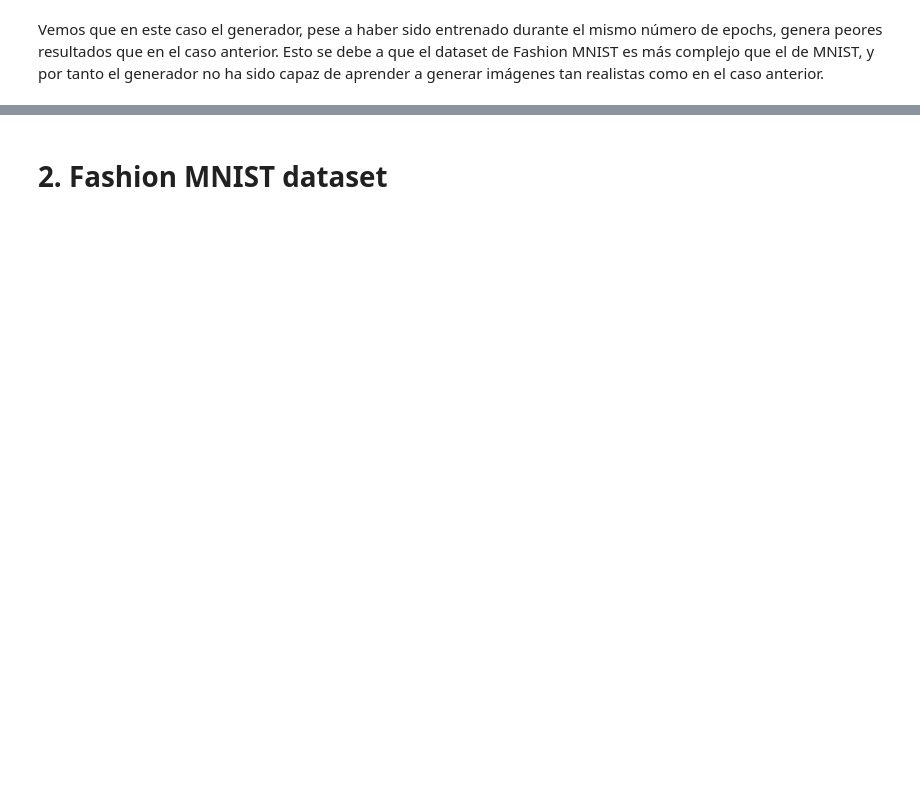
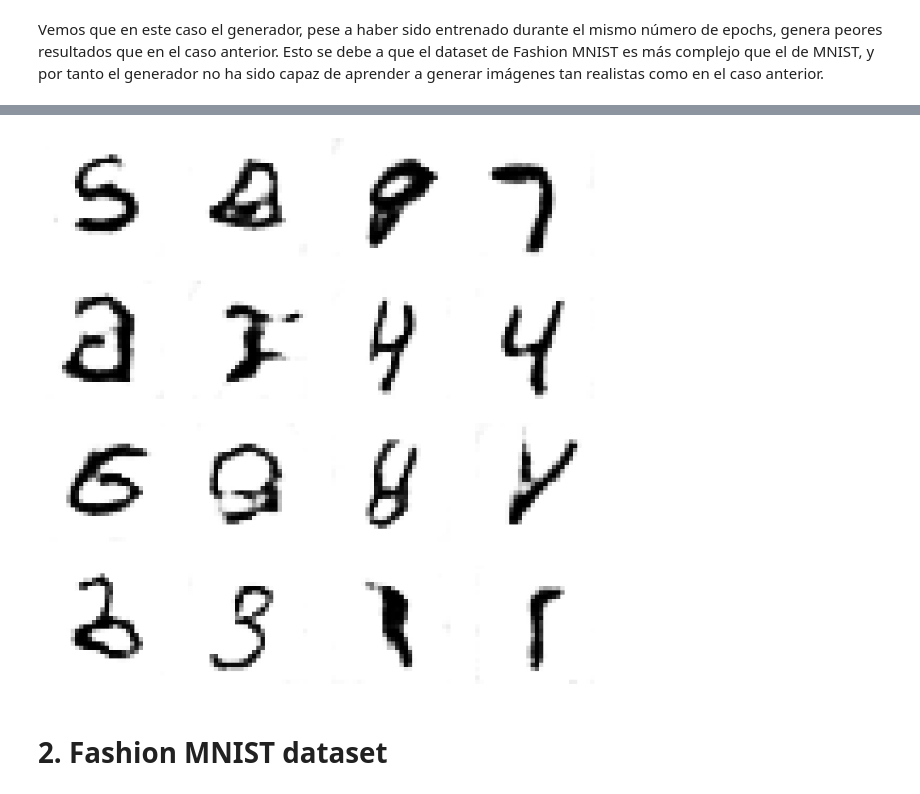
Before and after one commit to dieguisgs/ml2-deep-learning, a Jupyter notebook: 3-DCGAN.ipynb, the cells around one changed output, grey strips where cells are left out. Cells and saved outputs as stored; diff of their text form; code cells hidden in the pictures; blank space fills up the shorter version.

```diff
--- a/3-DCGAN.ipynb
+++ b/3-DCGAN.ipynb
@@ -199,0 +204,3 @@ from src.dcgan_torch import DCGAN_torch
+# %%
+# Set the device to GPU if available
+device = 'cuda' if torch.cuda.is_available() else 'cpu'
@@ -222,3 +246,23 @@ KeyboardInterrupt:
+# %%
+# Load generator model
+mnist_model_path = os.path.join("models", "pytorch_mnist_generator.pt")
+generator = torch.load(mnist_model_path)
+generator.eval()
+
+# Generate images
+noise = torch.randn(16, 100, 1, 1, device=device)
+generated_images = generator(noise).detach()
+generated_images = 0.5 * generated_images + 0.5
+# %%
+# Show generated images
+plt.figure(figsize=(10, 10))
+for i in range(generated_images.shape[0]):
+    plt.subplot(4, 4, i+1)
+    plt.imshow(generated_images.detach().numpy()[i, 0, :, :], interpolation='nearest', cmap='gray_r')
+    plt.axis('off')
+plt.show()
+# %% [output]
+[figure, added]
 # %% [markdown]
 # 2. Fashion MNIST dataset
 # %%
```
Also changed, not shown: parts of 16 cells of this notebook.
